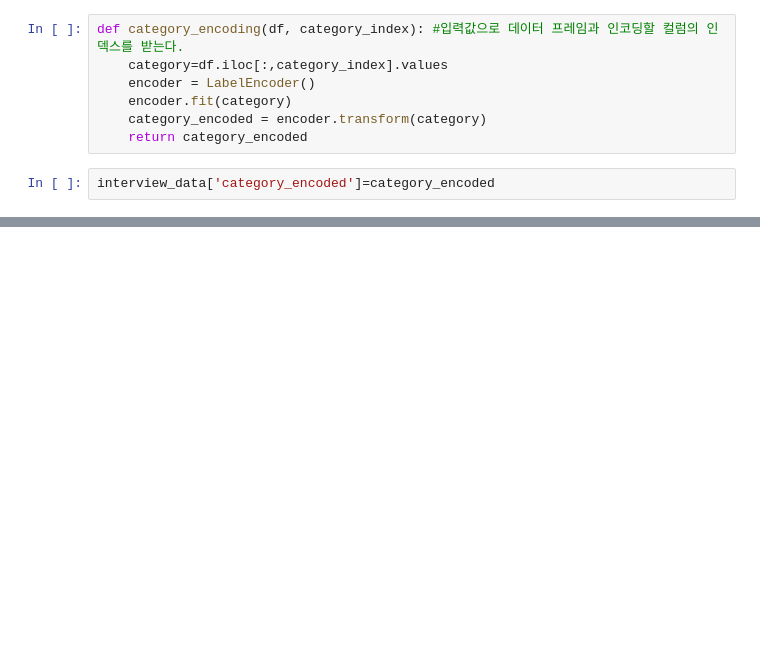
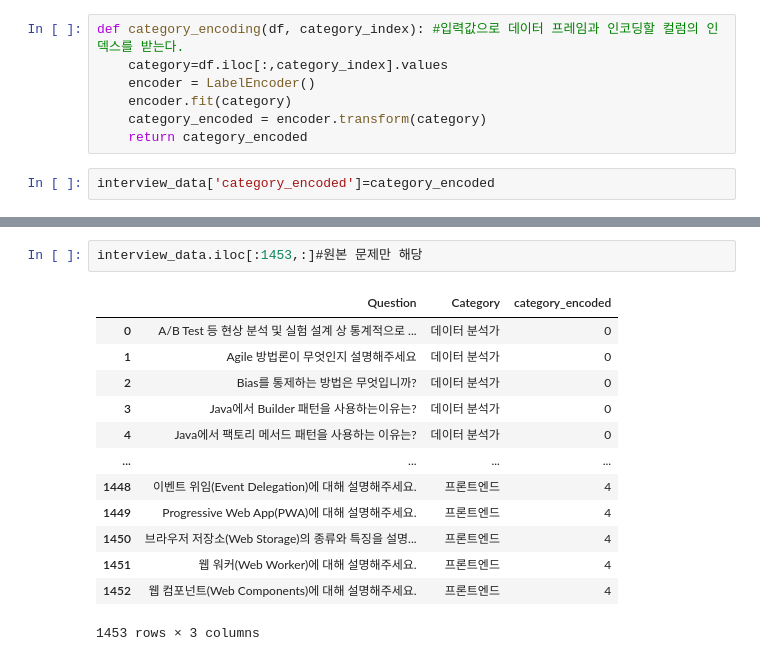
Before and after one commit to Jeong-Sichan/sample-unittest, a Jupyter notebook: 전처리.ipynb, the cells around one changed output, grey strips where cells are left out. Cells and saved outputs as stored; diff of their text form; blank space fills up the shorter version.

```diff
--- a/전처리.ipynb
+++ b/전처리.ipynb
@@ -260,3 +275,19 @@ array([[0., 0., 0., ..., 0., 0., 0.],
        [0., 0., 0., ..., 0., 0., 0.],
        [0., 0., 0., ..., 0., 0., 0.],
        [0., 0., 0., ..., 0., 0., 0.]])
+# %%
+interview_data.iloc[:1453,:]#원본 문제만 해당
+# %% [output]
+|  | Question | Category | category_encoded |
+| 0 | A/B Test 등 현상 분석 및 실험 설계 상 통계적으로 ... | 데이터 분석가 | 0 |
+| 1 | Agile 방법론이 무엇인지 설명해주세요 | 데이터 분석가 | 0 |
+| 2 | Bias를 통제하는 방법은 무엇입니까? | 데이터 분석가 | 0 |
+| 3 | Java에서 Builder 패턴을 사용하는이유는? | 데이터 분석가 | 0 |
+| 4 | Java에서 팩토리 메서드 패턴을 사용하는 이유는? | 데이터 분석가 | 0 |
+| ... | ... | ... | ... |
+| 1448 | 이벤트 위임(Event Delegation)에 대해 설명해주세요. | 프론트엔드 | 4 |
+| 1449 | Progressive Web App(PWA)에 대해 설명해주세요. | 프론트엔드 | 4 |
+| 1450 | 브라우저 저장소(Web Storage)의 종류와 특징을 설명... | 프론트엔드 | 4 |
+| 1451 | 웹 워커(Web Worker)에 대해 설명해주세요. | 프론트엔드 | 4 |
+| 1452 | 웹 컴포넌트(Web Components)에 대해 설명해주세요. | 프론트엔드 | 4 |
+1453 rows × 3 columns
```
Also changed, not shown: parts of 20 cells of this notebook, 3 other files.
